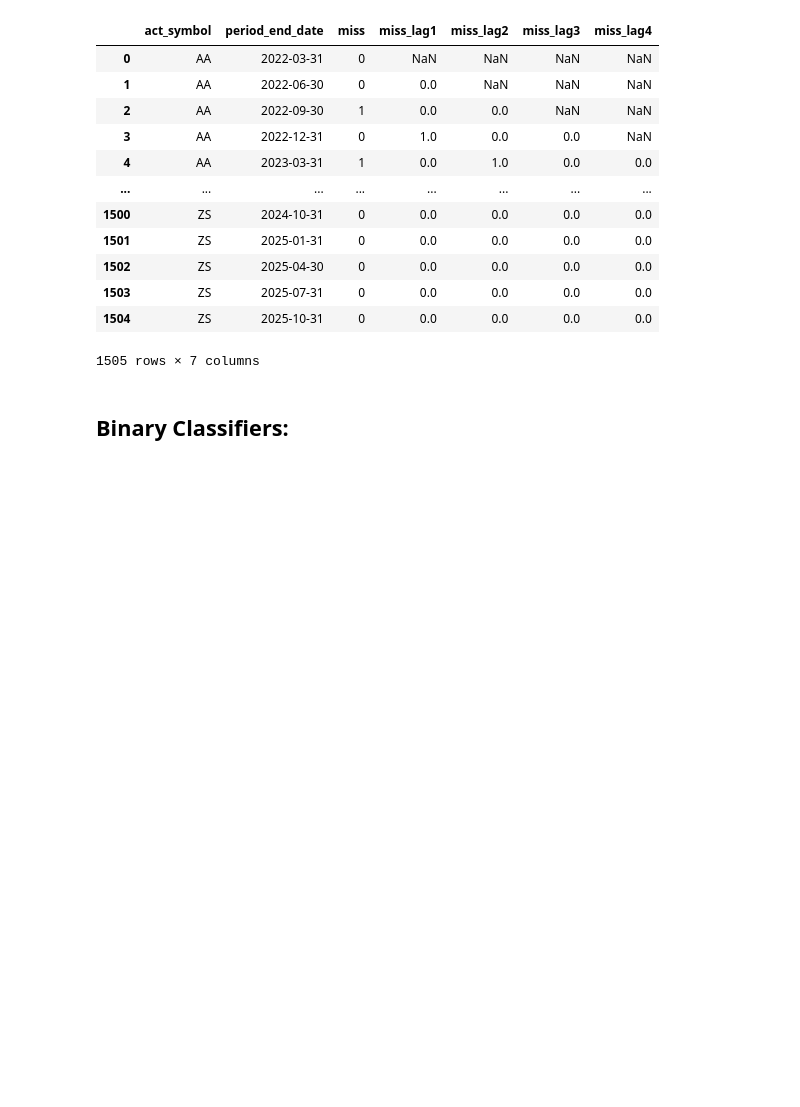
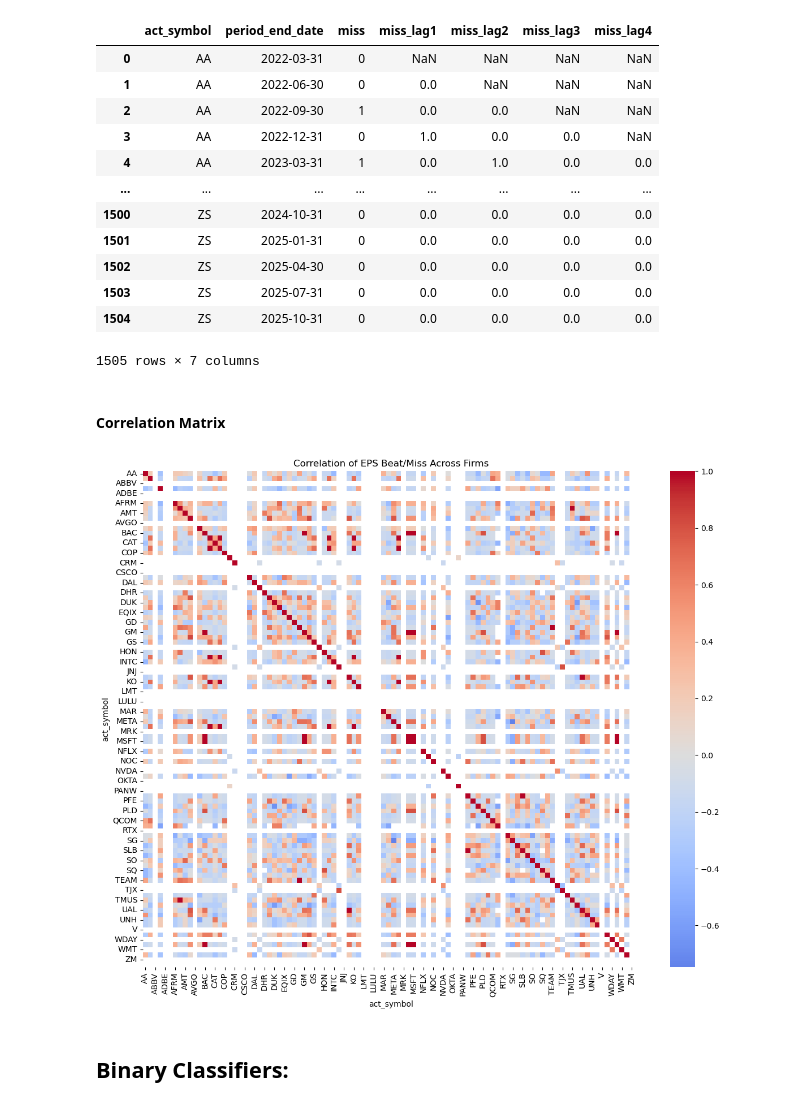
Before and after one commit to jmcatee17/Data-Intelligence-Final-Project, a Jupyter notebook: data_analysis_di.ipynb, the cells around one changed output. Cells and saved outputs as stored; diff of their text form; code cells hidden in the pictures; blank space fills up the shorter version.

Commit message:
EPS Correlation Matrix

```diff
--- a/data_analysis_di.ipynb
+++ b/data_analysis_di.ipynb
@@ -285,6 +285,42 @@ df_combined['non_operating_income_2yg'] = df_combined['non_operating_income_2yg'
 # Add interest_expense growth of O where applicable (financial firms that did not have interest expense)
 df_combined['interest_expense_1yg'] = df_combined['interest_expense_1yg'].fillna(0)
 df_combined['interest_expense_2yg'] = df_combined['interest_expense_2yg'].fillna(0)
+# %% [markdown]
+#### Correlation Matrix
+# %%
+# Ensure period_end_date is datetime
+df_eps["period_end_date"] = pd.to_datetime(df_eps["period_end_date"])
+
+# Convert miss indicator to beat indicator for correlation:
+#  1 = beat
+# -1 = miss
+#  0 = exactly on estimate
+df_eps["beat_miss"] = np.where(
+    df_eps["reported"] > df_eps["estimate"], 1,
+    np.where(df_eps["reported"] < df_eps["estimate"], -1, 0)
+)
+
+# Pivot to matrix: rows = dates, columns = tickers, values = beat/miss
+beat_matrix = df_eps.pivot_table(
+    index="period_end_date",
+    columns="act_symbol",
+    values="beat_miss"
+)
+
+# Remove rows where all are NaN (no earnings that date)
+beat_matrix = beat_matrix.dropna(how="all")
+
+# Compute correlation matrix
+beat_corr = beat_matrix.corr()
+beat_corr.head()
+
+plt.figure(figsize=(12, 10))
+sns.heatmap(beat_corr, cmap="coolwarm", center=0)
+plt.title("Correlation of EPS Beat/Miss Across Firms")
+plt.tight_layout()
+plt.show()
+# %% [output]
+[figure, added]
 # %% [markdown]
 ## Binary Classifiers:
 # %% [markdown]
```
Also changed, not shown: parts of 12 cells of this notebook.
